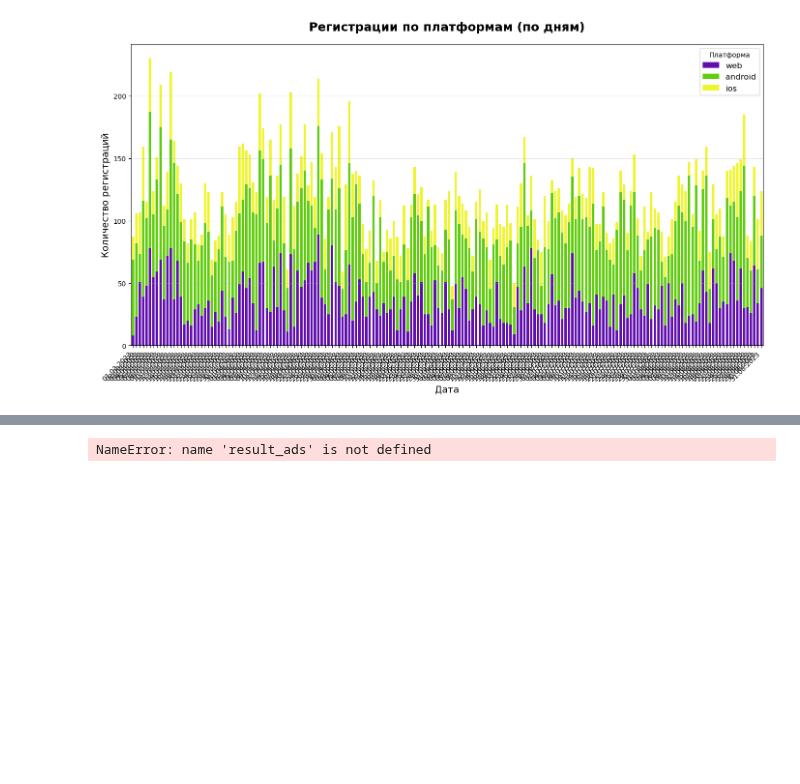
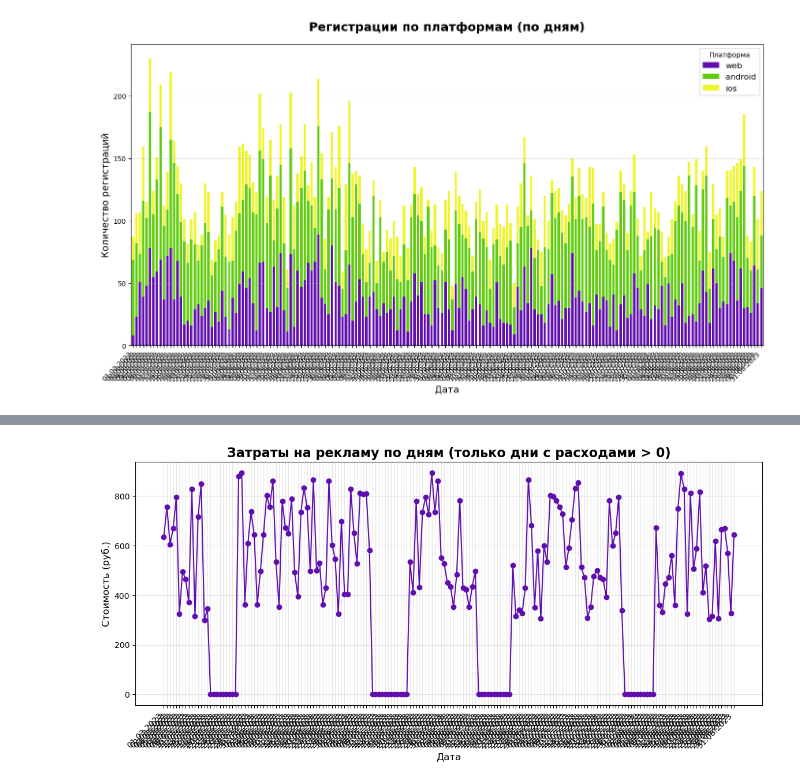
Before and after one commit to kot-yenot/data-analytics-project-100, a Jupyter notebook: charts_project.ipynb, the cells around one changed output, grey strips where cells are left out. Saved outputs shown, nothing was run; the diff lists cells and outputs as text; code cells hidden in the pictures; blank space fills up the shorter version.

```diff
--- a/charts_project.ipynb
+++ b/charts_project.ipynb
@@ -297,33 +296,33 @@ plt.savefig( d / 'avg_conversion_all_platforms.png', dpi=300, bbox_inches='tight
 # %%
 #затраты
 daily_cost = result_ads.copy()
 daily_cost['date_readable'] = pd.to_datetime(
     daily_cost['date_group'],
     format='%Y-%m-%d'
 ).dt.normalize()
 
 daily_cost = daily_cost.groupby('date_readable')['cost'].sum().reset_index()
 plt.figure(figsize=(12, 6))
 plt.plot(
     daily_cost['date_readable'],
     daily_cost['cost'],
     marker='o',
     linewidth=1.5,
     color='#600ead',
     markersize=6
 )
 plt.title('Затраты на рекламу по дням (только дни с расходами > 0)', fontsize=16, fontweight='bold')
 plt.xlabel('Дата', fontsize=12)
 plt.ylabel('Стоимость (руб.)', fontsize=12)
 plt.grid(True, alpha=0.3)
-plt.xticks(
-    ticks=daily_cost['date_readable'],
-    labels=[d.strftime('%d.%m.%Y') for d in daily_cost['date_readable']],
-    rotation=45,
-    ha='right',
-    fontsize=10
-)
+ax = plt.gca()
+ax.xaxis.set_major_formatter(mdates.DateFormatter('%d.%m.%Y'))
+ax.xaxis.set_major_locator(mdates.DayLocator(interval=1))  # Каждый день
+
+plt.xticks(rotation=45, ha='right', fontsize=10)
+
 plt.tight_layout(pad=2.0)
+
 plt.savefig( d / 'total_cost.png', dpi=300, bbox_inches='tight')
 # %% [output]
-NameError: name 'result_ads' is not defined
+[figure, added]
```
Also changed, not shown: parts of 6 cells of this notebook.
